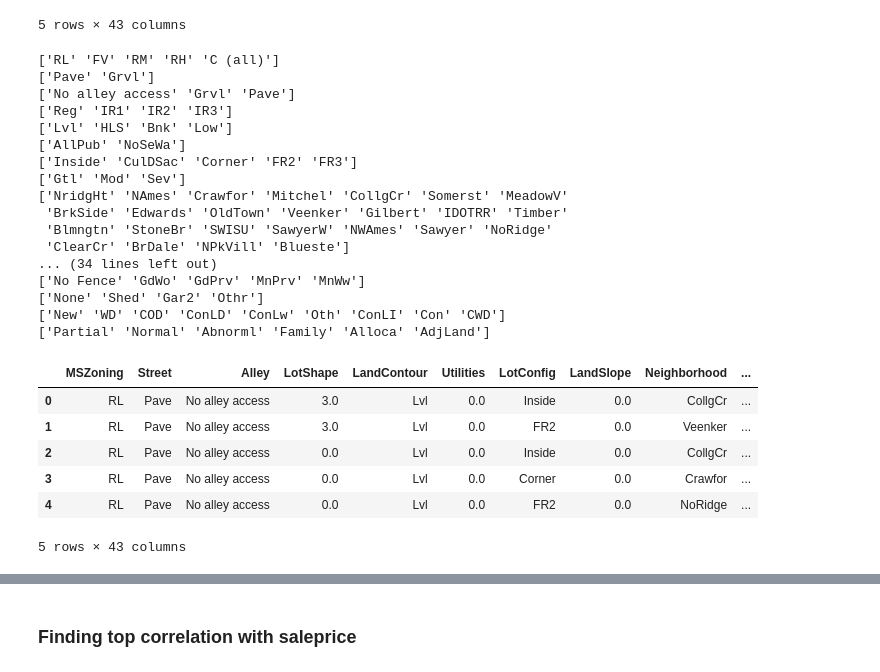
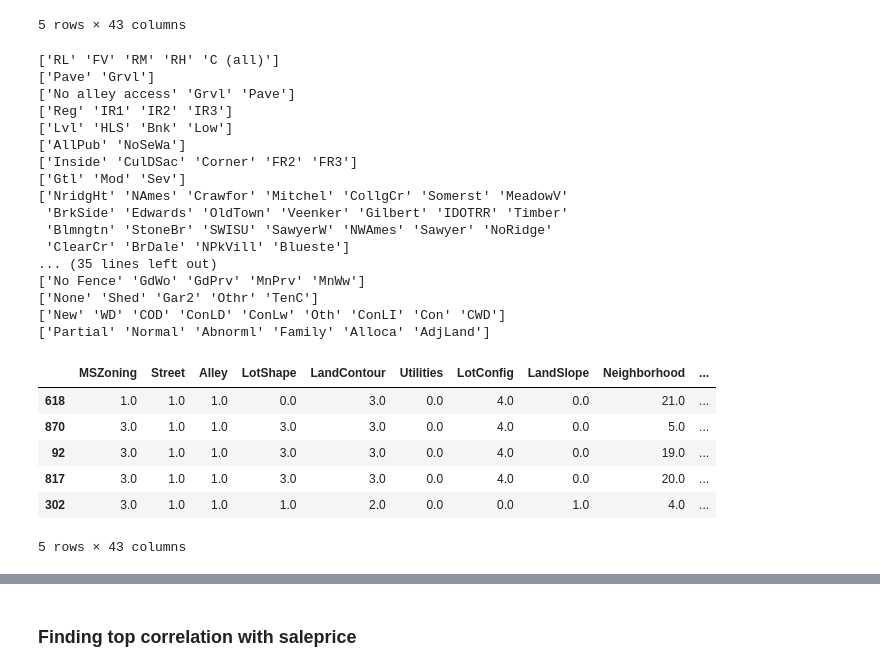
Before and after one commit to yashjain02/dsp-yashkumar-jain, a Jupyter notebook: notebooks/model-industrialization-1.ipynb, the cells around one changed output, grey strips where cells are left out. Drawn from its saved outputs; the diff is of its cells as text; code cells hidden in the pictures.

```diff
--- a/notebooks/model-industrialization-1.ipynb
+++ b/notebooks/model-industrialization-1.ipynb
@@ -27,7 +28,7 @@ Y=train['SalePrice']
 # Train.csv has been split because to find the performance metrics
 import matplotlib.pyplot as plt
 from sklearn.model_selection import train_test_split
-X_train, X_val, Y_train, Y_ = train_test_split(train,Y, test_size = 0.2, random_state=0)
+X_train, X_val, Y_train, Y_val = train_test_split(train,Y, test_size = 0.2, random_state=0)
 # %% [markdown]
 ### FInd correlation with respect to SalePrice
 # %%
@@ -133,0 +124,3 @@ val_X_cat.head()
+# %%
+val_X_cat=X_val.select_dtypes(include=['object'])
+val_X_cat.head()
@@ -223,23 +224,22 @@ for col in data:
  'BrkSide' 'Edwards' 'OldTown' 'Veenker' 'Gilbert' 'IDOTRR' 'Timber'
  'Blmngtn' 'StoneBr' 'SWISU' 'SawyerW' 'NWAmes' 'Sawyer' 'NoRidge'
  'ClearCr' 'BrDale' 'NPkVill' 'Blueste']
-... (34 lines left out)
+... (35 lines left out)
 ['No Fence' 'GdWo' 'GdPrv' 'MnPrv' 'MnWw']
-['None' 'Shed' 'Gar2' 'Othr']
+['None' 'Shed' 'Gar2' 'Othr' 'TenC']
 ['New' 'WD' 'COD' 'ConLD' 'ConLw' 'Oth' 'ConLI' 'Con' 'CWD']
 ['Partial' 'Normal' 'Abnorml' 'Family' 'Alloca' 'AdjLand']
 # %%
 # ordinal encoding
 from sklearn.preprocessing import OrdinalEncoder, OneHotEncoder
-colsOrdinal = ['LotShape', 'Utilities', 'LandSlope', 'HouseStyle', 'ExterQual', 'ExterCond', 'BsmtQual', 'BsmtCond', 'BsmtExposure', 'BsmtFinType1', 'BsmtFinType2', 'HeatingQC', 'CentralAir', 'KitchenQual', 'Functional', 'FireplaceQu', 'GarageFinish', 'GarageQual', 'GarageCond', 'PoolQC']
 ordinal=OrdinalEncoder()
-data[colsOrdinal] = pd.DataFrame(ordinal.fit_transform(data[colsOrdinal]),columns=colsOrdinal)
+data[data.columns] = pd.DataFrame(ordinal.fit_transform(data))
 data.head()
 # %% [output]
 |  | MSZoning | Street | Alley | LotShape | LandContour | Utilities | LotConfig | LandSlope | Neighborhood | ... |
-| 0 | RL | Pave | No alley access | 3.0 | Lvl | 0.0 | Inside | 0.0 | CollgCr | ... |
-| 1 | RL | Pave | No alley access | 3.0 | Lvl | 0.0 | FR2 | 0.0 | Veenker | ... |
-| 2 | RL | Pave | No alley access | 0.0 | Lvl | 0.0 | Inside | 0.0 | CollgCr | ... |
-| 3 | RL | Pave | No alley access | 0.0 | Lvl | 0.0 | Corner | 0.0 | Crawfor | ... |
-| 4 | RL | Pave | No alley access | 0.0 | Lvl | 0.0 | FR2 | 0.0 | NoRidge | ... |
+| 618 | 1.0 | 1.0 | 1.0 | 0.0 | 3.0 | 0.0 | 4.0 | 0.0 | 21.0 | ... |
+| 870 | 3.0 | 1.0 | 1.0 | 3.0 | 3.0 | 0.0 | 4.0 | 0.0 | 5.0 | ... |
+| 92 | 3.0 | 1.0 | 1.0 | 3.0 | 3.0 | 0.0 | 4.0 | 0.0 | 19.0 | ... |
+| 817 | 3.0 | 1.0 | 1.0 | 3.0 | 3.0 | 0.0 | 4.0 | 0.0 | 20.0 | ... |
+| 302 | 3.0 | 1.0 | 1.0 | 1.0 | 2.0 | 0.0 | 0.0 | 1.0 | 4.0 | ... |
 5 rows × 43 columns
```
Also changed, not shown: parts of 48 cells of this notebook.
